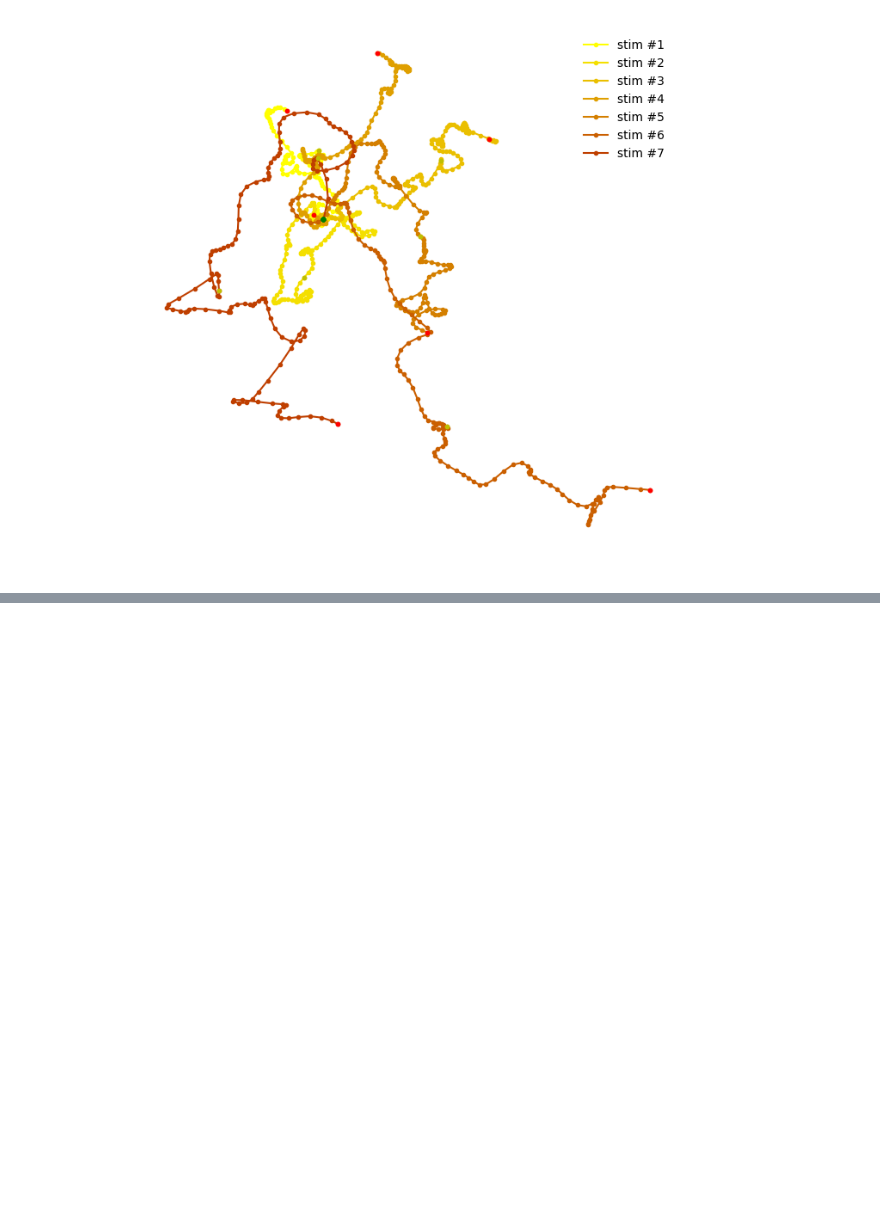
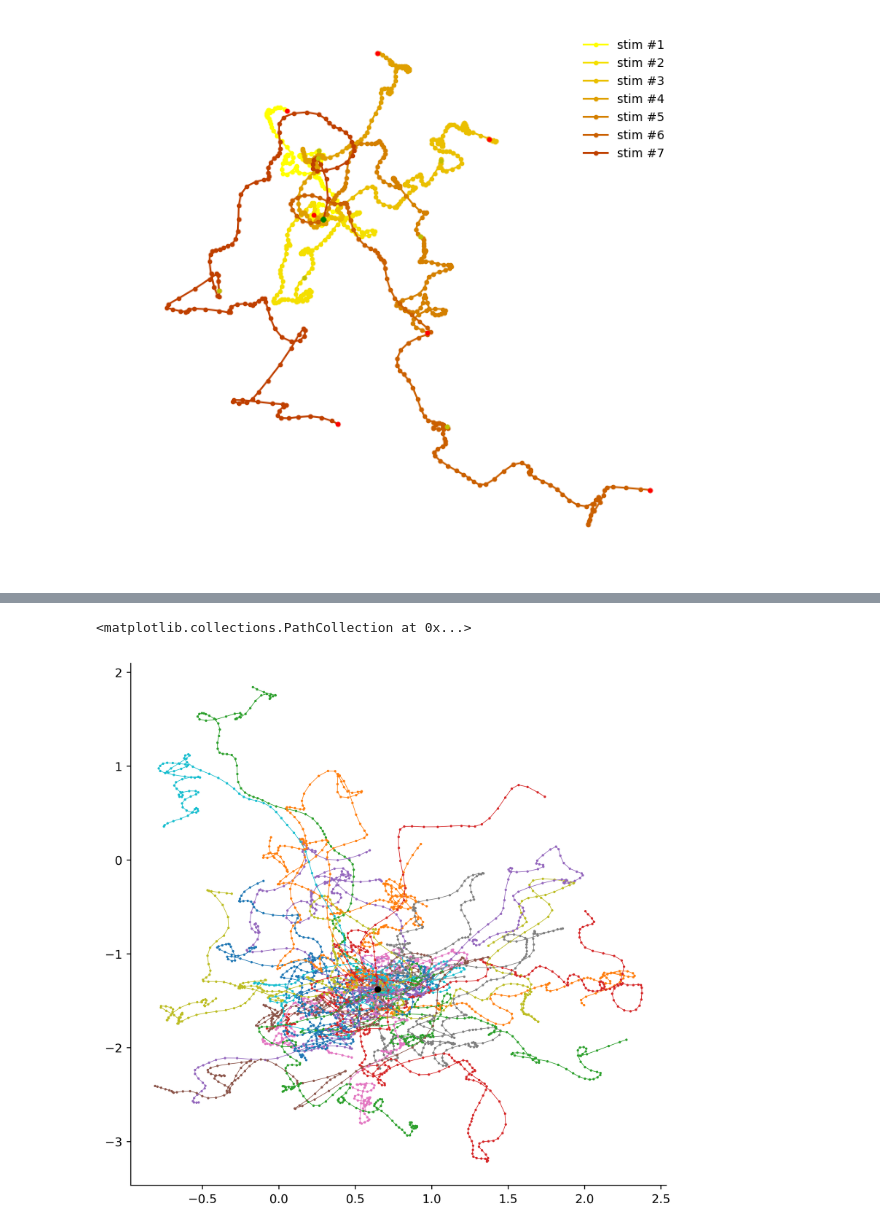
Before and after one commit to ge00rg/LabRotSprekeler, a Jupyter notebook: Regression.ipynb, the cells around one changed output, grey strips where cells are left out. Saved outputs shown, nothing was run; the diff lists cells and outputs as text; code cells hidden in the pictures; blank space fills up the shorter version.

```diff
--- a/Regression.ipynb
+++ b/Regression.ipynb
@@ -355,0 +374,3 @@ for i in range(7):
+# %%
+b_1_tilde = Q_tot[:,0,:]
+b_2_tilde = Q_tot[:,1,:]
@@ -355,0 +423,46 @@ for i in range(7):
+# %%
+data_new = filter_c(meta, data, 0, 0)
+# %%
+D_ = []
+for i in range(data_new.shape[0]):
+    D_.append(data_new[i])
+# %%
+choice_new = []
+intensity_new = []
+for i in range(data_new.shape[0]):
+    choice_new.append(np.dot(b_1, D_[i]))
+    intensity_new.append(np.dot(b_2, D_[i]))
+# %%
+x_ground = choice_new[0][58]
+y_ground = intensity_new[0][58]
+
+colors = ['#BF3F00', '#CA5F00', '#D47F00', '#DF9F00', '#EABF00', '#F4DF00', '#FFFF00'][::-1]
+colors_m = ['#0542C7', '#1E59BB', '#3770AF', '#5187A3', '#6A9E96', '#83B58A', '#9CCC7E'][::-1]
+
+#plt.figure(figsize=(8,8), dpi=100, frameon=False)
+fig, ax = plt.subplots(figsize=(8,8), dpi=400)
+ax.spines['top'].set_visible(False)
+ax.spines['right'].set_visible(False)
+ax.get_xaxis().tick_bottom()
+ax.get_yaxis().tick_left()
+hit_labels = []
+miss_labels = []
+for i in range(len(choice_new)):
+    c = i
+
+    diffx = choice_new[i][58] - x_ground
+    diffy = intensity_new[i][58] - y_ground
+
+    h, = plt.plot(choice_new[c][58:]-diffx, intensity_new[c][58:]-diffy, marker='o', linewidth=0.5, markersize=1, zorder=1, label='stim #{} hit'.format(i+1))
+    hit_labels.append('stim #{} hit'.format(i+1))
+    miss_labels.append('stim #{} miss'.format(i+1))
+    #plt.scatter(choice[c][58]-diffx, intensity[c][58]-diffy, color='g', s=10, zorder=2)
+    #plt.scatter(choice[c][116]-diffx, intensity[c][116]-diffy, color='y', s=10, zorder=2)
+    #plt.scatter(choice[c][179]-diffx, intensity[c][179]-diffy, color='r', s=10, zorder=2)
+#first_legend = plt.legend(hits[0],['asd', 'as', 'a', 'a', 'a', 'a,', 'a'])
+#plt.legend(hits[0] for h in hits)
+#plt.gca().add_artist(first_legend)
+ax.scatter([x_ground], [y_ground], s=20, color='black', zorder=3)
+# %% [output]
+<matplotlib.collections.PathCollection at 0x...>
+[figure, added]
```
Also changed, not shown: parts of 10 cells of this notebook.
